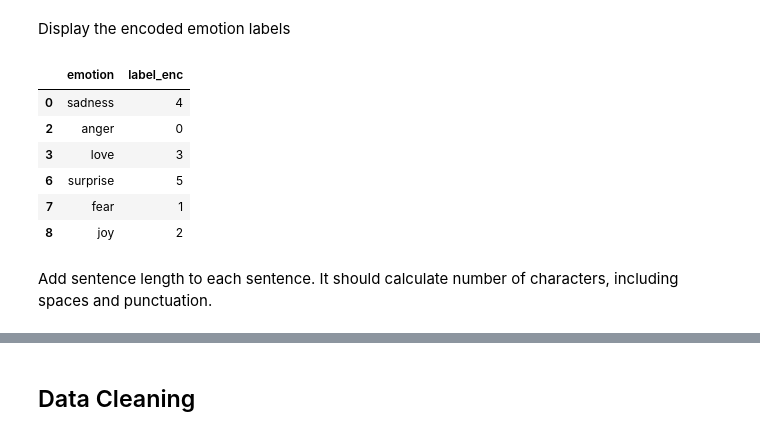
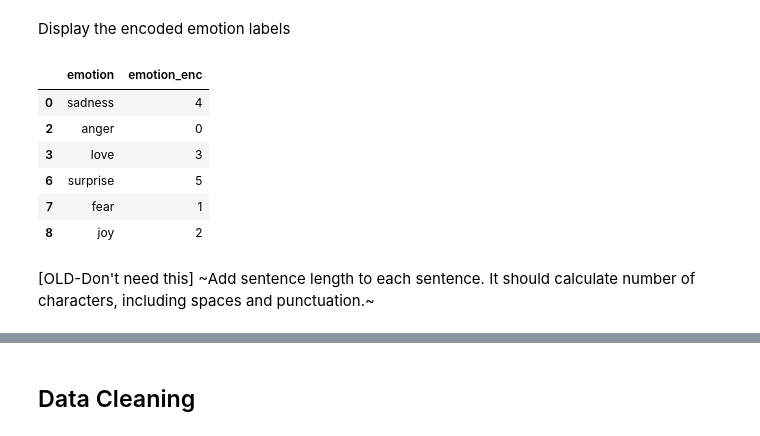
Before and after one commit to tkjsung/EECE571T-Project, a Jupyter notebook: Testing/EECE_571T_Project_Testing.ipynb, the cells around one changed output, grey strips where cells are left out. Cells and saved outputs as stored; diff of their text form; code cells hidden in the pictures.

```diff
--- a/Testing/EECE_571T_Project_Testing.ipynb
+++ b/Testing/EECE_571T_Project_Testing.ipynb
@@ -65,18 +86,18 @@ from sklearn.preprocessing import LabelEncoder
 # Encode the emotion labels with unique identifiers
 data_train['emotion'].unique()
 labelencoder = LabelEncoder()
-data_train['label_enc'] = labelencoder.fit_transform(data_train['emotion'])
-data_test['label_enc'] = labelencoder.fit_transform(data_test['emotion'])
-data_val['label_enc'] = labelencoder.fit_transform(data_val['emotion'])
+data_train['emotion_enc'] = labelencoder.fit_transform(data_train['emotion'])
+data_test['emotion_enc'] = labelencoder.fit_transform(data_test['emotion'])
+data_val['emotion_enc'] = labelencoder.fit_transform(data_val['emotion'])
 # For data_test and data_val, use the same labelencoder. Make sure it's the same by using the display code below.
 # %% [markdown]
 Display the encoded emotion labels
 # %%
-data_train[['emotion','label_enc']].drop_duplicates(keep='first')
-# data_test[['emotion','label_enc']].drop_duplicates(keep='first')
-# data_val[['emotion','label_enc']].drop_duplicates(keep='first')
+data_train[['emotion','emotion_enc']].drop_duplicates(keep='first')
+# data_test[['emotion','emotion_enc']].drop_duplicates(keep='first')
+# data_val[['emotion','emotion_enc']].drop_duplicates(keep='first')
 # %% [output]
-|  | emotion | label_enc |
+|  | emotion | emotion_enc |
 | 0 | sadness | 4 |
 | 2 | anger | 0 |
 | 3 | love | 3 |
@@ -84,5 +105,5 @@ data_train[['emotion','label_enc']].drop_duplicates(keep='first')
 | 7 | fear | 1 |
 | 8 | joy | 2 |
 # %% [markdown]
-Add sentence length to each sentence. It should calculate number of characters, including spaces and punctuation.
+[OLD-Don't need this] ~Add sentence length to each sentence. It should calculate number of characters, including spaces and punctuation.~
 # %%
```
Also changed, not shown: parts of 45 cells of this notebook, 1 other file.
